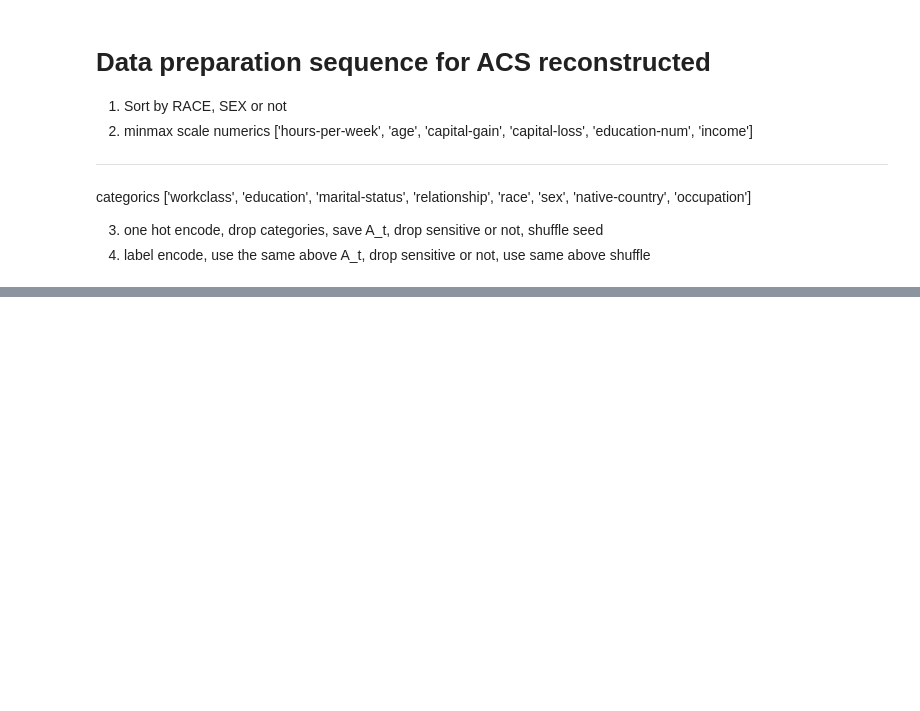
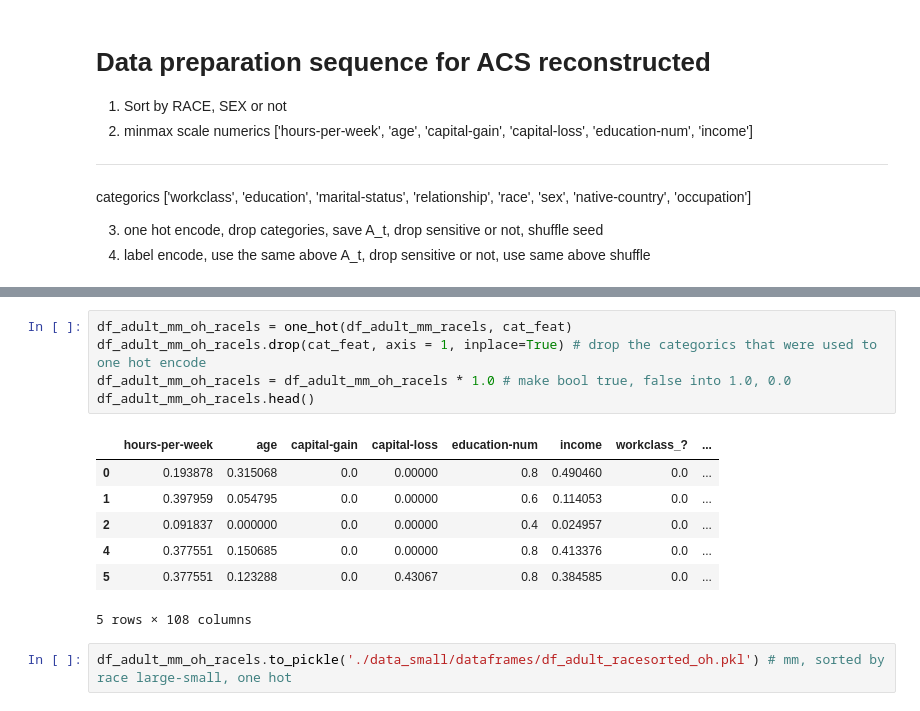
Before and after one commit to krishnacharya/multidecomp, a Jupyter notebook: jupyter_scripts/6exploratory_adult.ipynb, the cells around one changed output, grey strips where cells are left out. Cells and saved outputs as stored; diff of their text form; blank space fills up the shorter version.

```diff
--- a/jupyter_scripts/6exploratory_adult.ipynb
+++ b/jupyter_scripts/6exploratory_adult.ipynb
@@ -241,0 +379,15 @@ categorics ['workclass', 'education', 'marital-status', 'relationship', 'race',
+# %%
+df_adult_mm_oh_racels = one_hot(df_adult_mm_racels, cat_feat)
+df_adult_mm_oh_racels.drop(cat_feat, axis = 1, inplace=True) # drop the categorics that were used to one hot encode
+df_adult_mm_oh_racels = df_adult_mm_oh_racels * 1.0 # make bool true, false into 1.0, 0.0
+df_adult_mm_oh_racels.head()
+# %% [output]
+|  | hours-per-week | age | capital-gain | capital-loss | education-num | income | workclass_? | ... |
+| 0 | 0.193878 | 0.315068 | 0.0 | 0.00000 | 0.8 | 0.490460 | 0.0 | ... |
+| 1 | 0.397959 | 0.054795 | 0.0 | 0.00000 | 0.6 | 0.114053 | 0.0 | ... |
+| 2 | 0.091837 | 0.000000 | 0.0 | 0.00000 | 0.4 | 0.024957 | 0.0 | ... |
+| 4 | 0.377551 | 0.150685 | 0.0 | 0.00000 | 0.8 | 0.413376 | 0.0 | ... |
+| 5 | 0.377551 | 0.123288 | 0.0 | 0.43067 | 0.8 | 0.384585 | 0.0 | ... |
+5 rows × 108 columns
+# %%
+df_adult_mm_oh_racels.to_pickle('./data_small/dataframes/df_adult_racesorted_oh.pkl') # mm, sorted by race large-small, one hot
```
Also changed, not shown: parts of 46 cells of this notebook, 2 other files.
